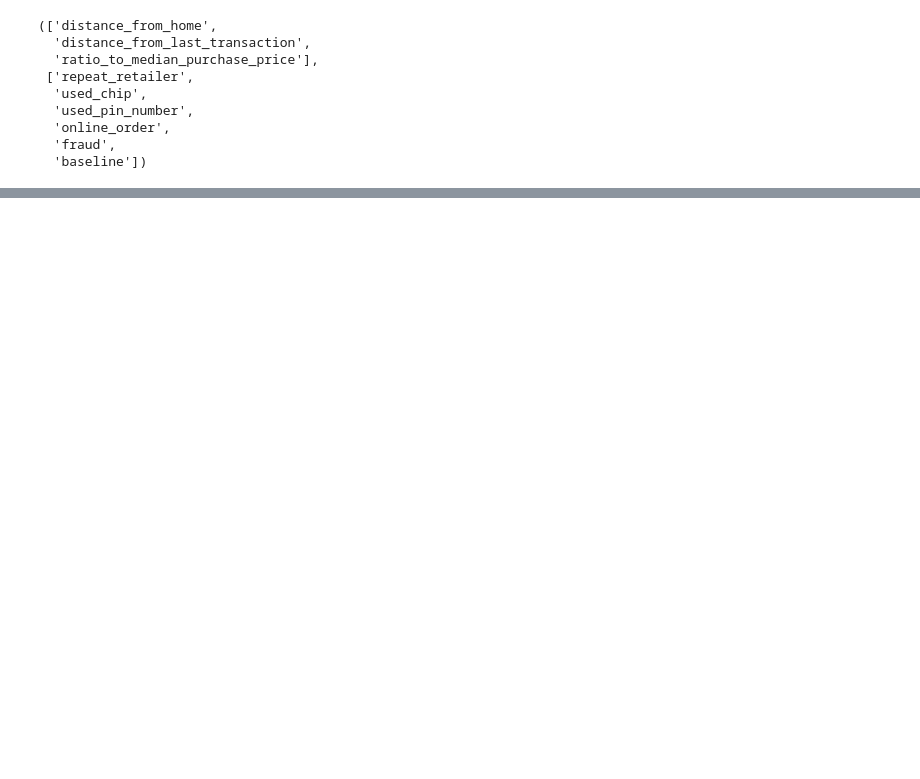
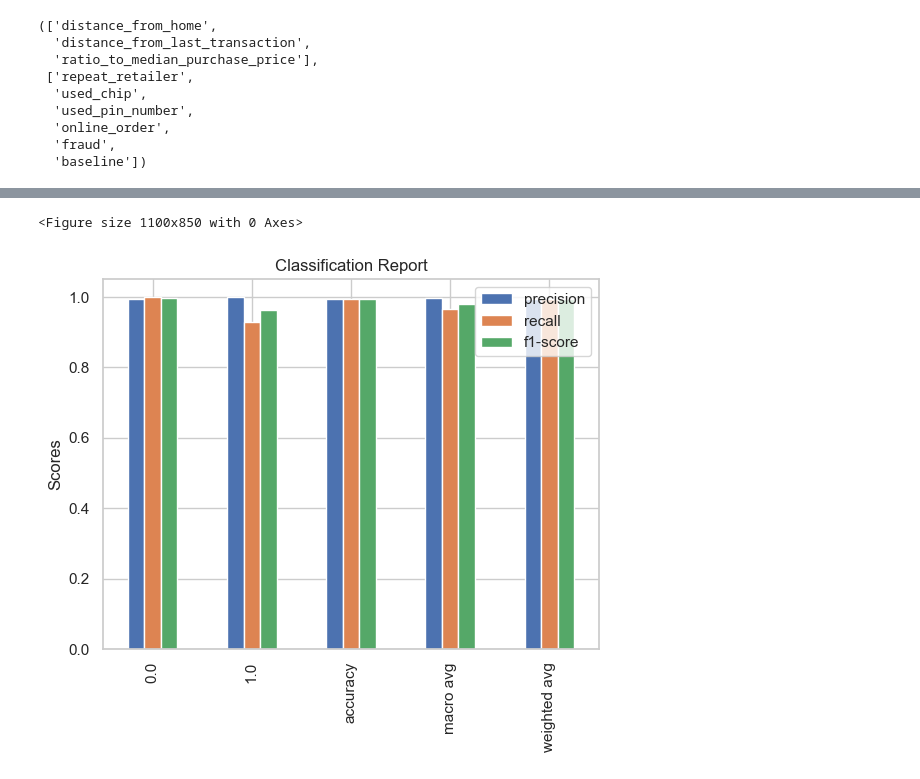
Before and after one commit to jorgellopez38/Credit-Card-Fraud, a Jupyter notebook: scratch_1.ipynb, the cells around one changed output, grey strips where cells are left out. Saved outputs shown, nothing was run; the diff lists cells and outputs as text; code cells hidden in the pictures; blank space fills up the shorter version.

```diff
--- a/scratch_1.ipynb
+++ b/scratch_1.ipynb
@@ -760,0 +820,2 @@ get_top_models(X_train, y_train, X_validate, y_validate)
+# %%
+y_pred = knn.predict(X_train)
@@ -760,0 +839,3 @@ get_top_models(X_train, y_train, X_validate, y_validate)
+# %%
+cr = pd.DataFrame(classification_report(y_train, y_pred, output_dict=True)).T
+cr
@@ -760,0 +849,12 @@ get_top_models(X_train, y_train, X_validate, y_validate)
+# %%
+cr.drop(columns='support', inplace=True)
+# %%
+plt.figure(figsize=(11, 8.5))
+cr.plot.bar()
+plt.ylabel('Scores')
+plt.title('Classification Report')
+
+plt.show()
+# %% [output]
+<Figure size 1100x850 with 0 Axes>
+[figure, added]
```
Also changed, not shown: parts of 27 cells of this notebook.
